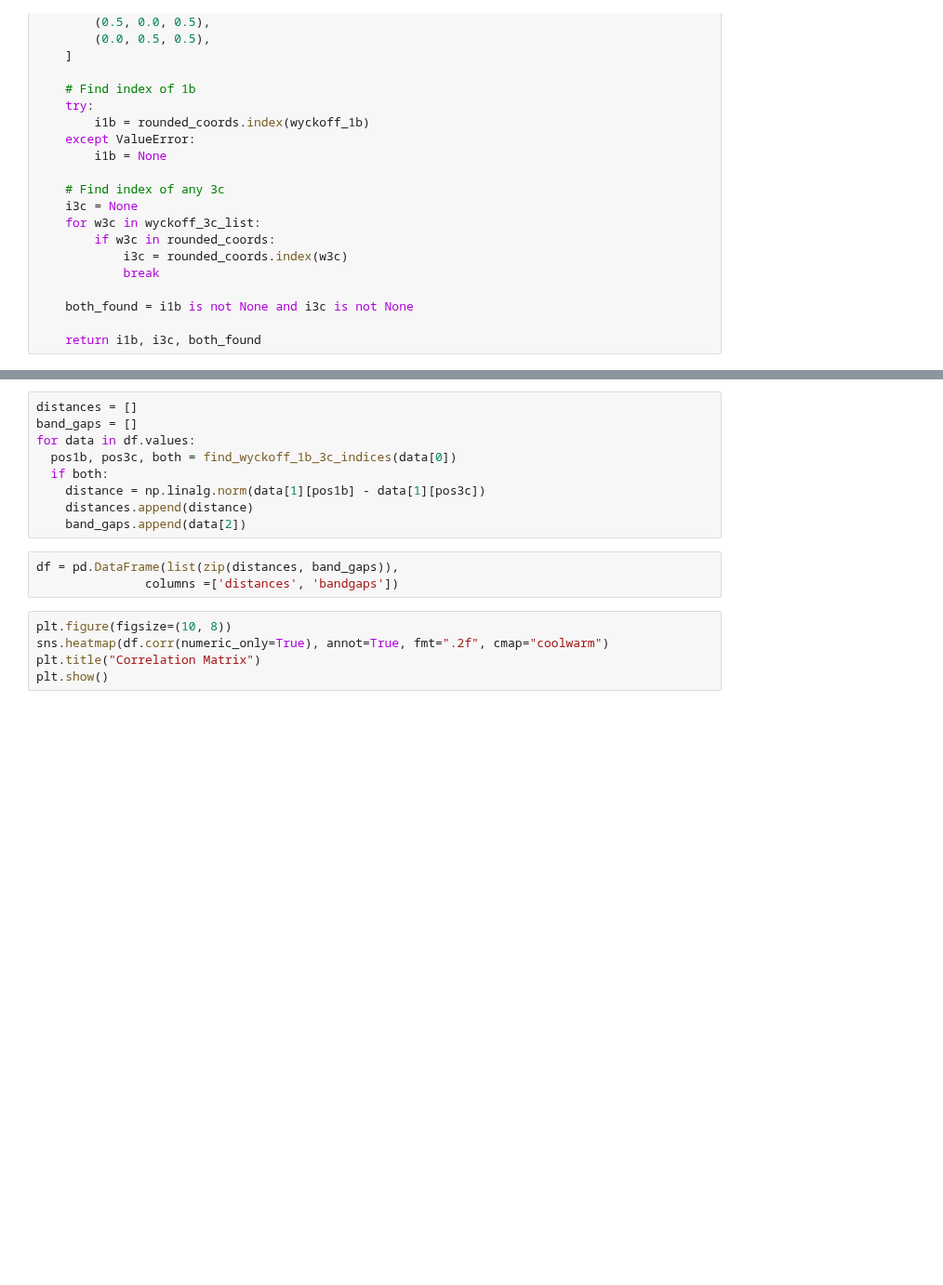
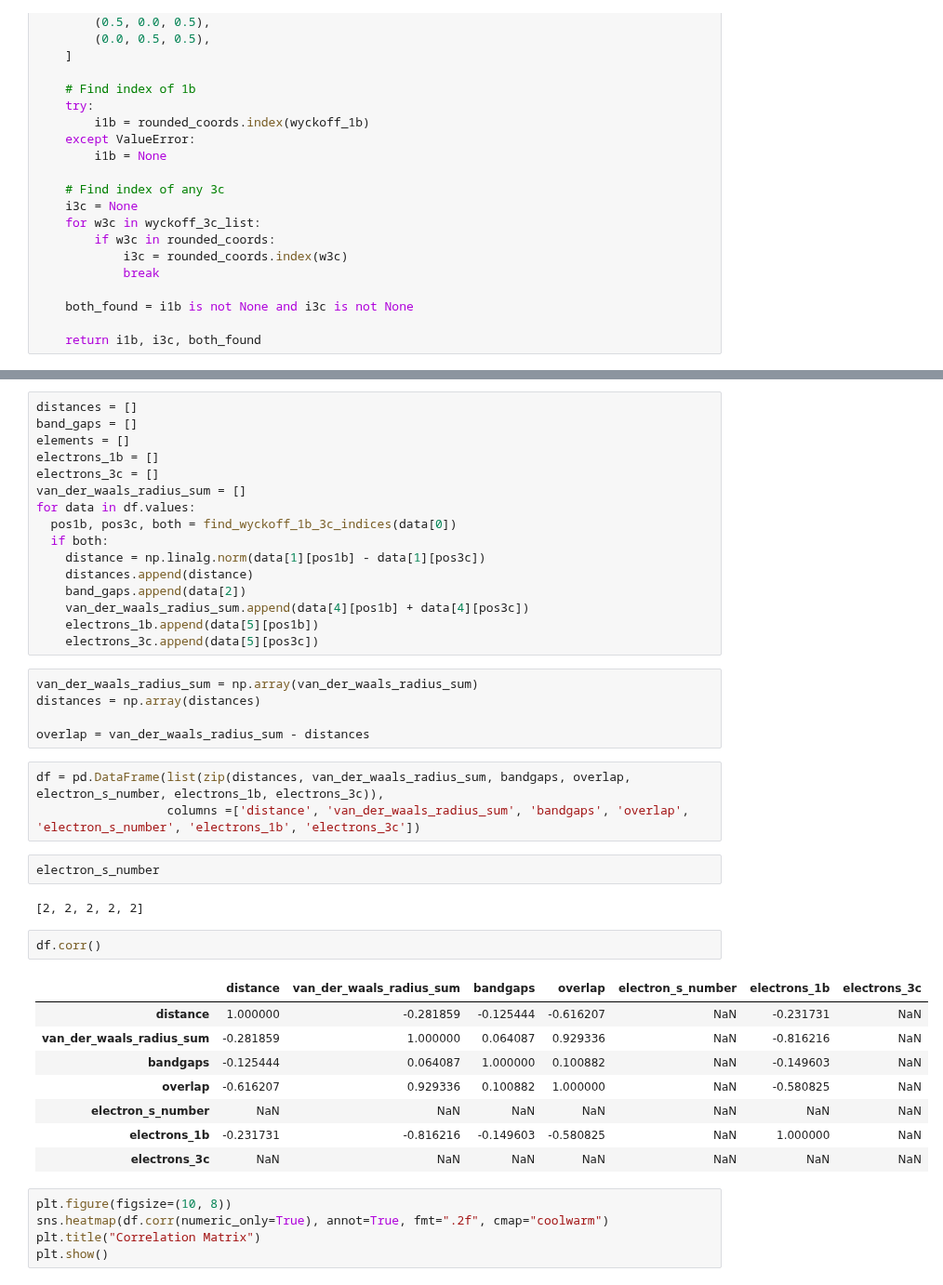
Before and after one commit to immischein/ML-bandgap, a Jupyter notebook: Spacegroup_specific_endeavours.ipynb, the cells around one changed output, grey strips where cells are left out. Shown at 93% size. Drawn from its saved outputs; the diff is of its cells as text; blank space fills up the shorter version.

```diff
--- a/Spacegroup_specific_endeavours.ipynb
+++ b/Spacegroup_specific_endeavours.ipynb
@@ -101,15 +165,42 @@ def find_wyckoff_1b_3c_indices(coords):
 # %%
 distances = []
 band_gaps = []
+elements = []
+electrons_1b = []
+electrons_3c = []
+van_der_waals_radius_sum = []
 for data in df.values:
   pos1b, pos3c, both = find_wyckoff_1b_3c_indices(data[0])
   if both:
     distance = np.linalg.norm(data[1][pos1b] - data[1][pos3c])
     distances.append(distance)
     band_gaps.append(data[2])
+    van_der_waals_radius_sum.append(data[4][pos1b] + data[4][pos3c])
+    electrons_1b.append(data[5][pos1b])
+    electrons_3c.append(data[5][pos3c])
+# %%
+van_der_waals_radius_sum = np.array(van_der_waals_radius_sum)
+distances = np.array(distances)
+
+overlap = van_der_waals_radius_sum - distances
 # %%
-df = pd.DataFrame(list(zip(distances, band_gaps)),
-               columns =['distances', 'bandgaps'])
+df = pd.DataFrame(list(zip(distances, van_der_waals_radius_sum, bandgaps, overlap, electron_s_number, electrons_1b, electrons_3c)),
+                  columns =['distance', 'van_der_waals_radius_sum', 'bandgaps', 'overlap', 'electron_s_number', 'electrons_1b', 'electrons_3c'])
+# %%
+electron_s_number
+# %% [output]
+[2, 2, 2, 2, 2]
+# %%
+df.corr()
+# %% [output]
+|  | distance | van_der_waals_radius_sum | bandgaps | overlap | electron_s_number | electrons_1b | electrons_3c |
+| distance | 1.000000 | -0.281859 | -0.125444 | -0.616207 | NaN | -0.231731 | NaN |
+| van_der_waals_radius_sum | -0.281859 | 1.000000 | 0.064087 | 0.929336 | NaN | -0.816216 | NaN |
+| bandgaps | -0.125444 | 0.064087 | 1.000000 | 0.100882 | NaN | -0.149603 | NaN |
+| overlap | -0.616207 | 0.929336 | 0.100882 | 1.000000 | NaN | -0.580825 | NaN |
+| electron_s_number | NaN | NaN | NaN | NaN | NaN | NaN | NaN |
+| electrons_1b | -0.231731 | -0.816216 | -0.149603 | -0.580825 | NaN | 1.000000 | NaN |
+| electrons_3c | NaN | NaN | NaN | NaN | NaN | NaN | NaN |
 # %%
 plt.figure(figsize=(10, 8))
 sns.heatmap(df.corr(numeric_only=True), annot=True, fmt=".2f", cmap="coolwarm")
```
Also changed, not shown: parts of 15 cells of this notebook.
